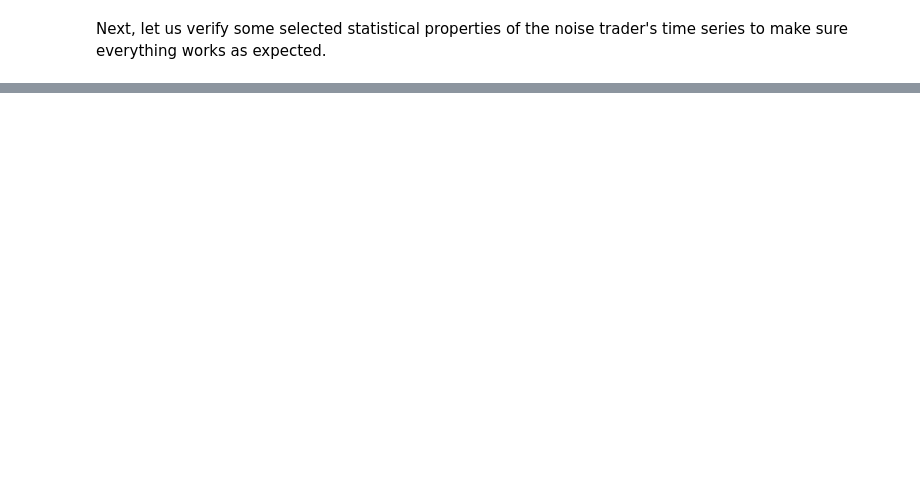
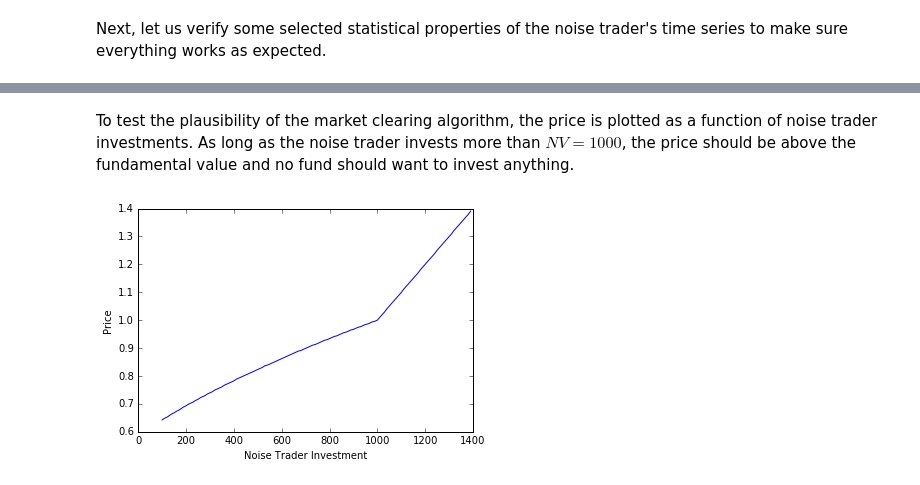
Before and after one commit to davidrpugh/sfi-complexity-mooc, a Jupyter notebook: notebooks/leverage.ipynb, the cells around one changed output, grey strips where cells are left out. Drawn from its saved outputs; the diff is of its cells as text; code cells hidden in the pictures; blank space fills up the shorter version.

```diff
--- a/notebooks/leverage.ipynb
+++ b/notebooks/leverage.ipynb
@@ -277,0 +232,48 @@ Compare constrast model predictions for rational expectations, naive expectation
+# %%
+epsilon = 0.001
+minPrice = 0.01
+maxPrice = 2
+
+# The left side of equation 4 divided by price
+def calculateDemand(noiseTraderInvestment, funds, price):
+    demand = noiseTraderInvestment / price
+    for f in funds:
+        demand = demand + f.getDemand(price)
+    return demand
+
+def findEquilibrium2(noiseTraderInvestment, funds, lowPrice, highPrice):
+    mediumPrice = (highPrice + lowPrice) / 2
+    if highPrice - mediumPrice < epsilon:
+        return mediumPrice
+    else:
+        mediumDemand = calculateDemand(noiseTraderInvestment, funds, mediumPrice)
+        if (mediumDemand < N):
+            return findEquilibrium2(noiseTraderInvestment, funds, lowPrice, mediumPrice)
+        else:
+            return findEquilibrium2(noiseTraderInvestment, funds, mediumPrice, highPrice)
+
+def findEquilibrium(noiseTraderInvestment, funds):
+    return findEquilibrium2(noiseTraderInvestment, funds, minPrice, maxPrice)
+# %% [markdown]
+To test the plausibility of the market clearing algorithm, the price is plotted as a function of noise trader investments. As long as the noise trader invests more than $NV=1000$, the price should be above the fundamental value and no fund should want to invest anything.
+# %%
+funds = []
+Fund.maxLeverage = 50
+for shares in range(1, 10):
+    f = Fund(20)
+    f.shares = shares * 2
+    funds.append(f)
+
+noiseTraderInvestments = []
+prices = []
+for inv in range(10, 140):
+    noiseTraderInvestment = inv * 10
+    noiseTraderInvestments.append(noiseTraderInvestment)
+    prices.append(findEquilibrium(noiseTraderInvestment, funds))
+
+plot.xlabel('Noise Trader Investment')
+plot.ylabel('Price')
+plot.plot(noiseTraderInvestments, prices)
+plot.show()
+# %% [output]
+[figure, added]
```
Also changed, not shown: parts of 40 cells of this notebook.
